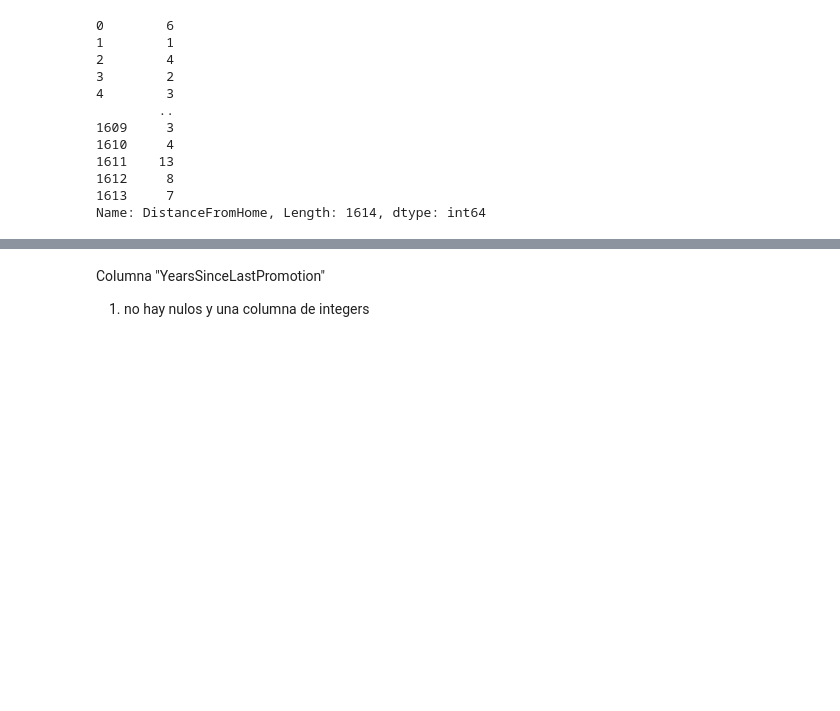
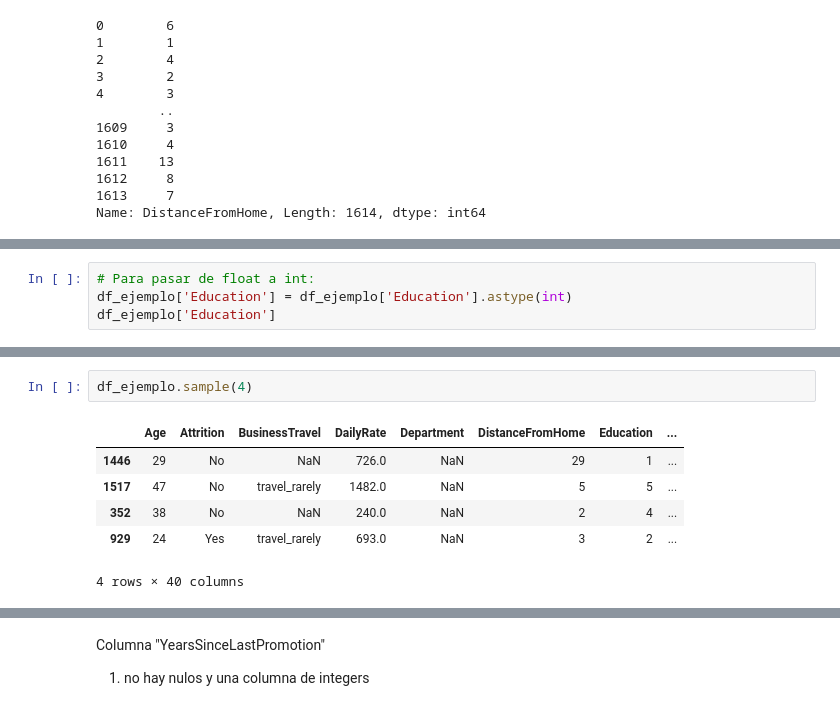
Before and after one commit to Adalab/https-github.com-Adalab-proyecto-da-promo-F-modulo-3-team-5, a Jupyter notebook: Borrador_Inicial.ipynb, the cells around one changed output, grey strips where cells are left out. Cells and saved outputs as stored; diff of their text form; blank space fills up the shorter version.

```diff
--- a/Borrador_Inicial.ipynb
+++ b/Borrador_Inicial.ipynb
@@ -177,0 +203,4 @@ Name: DistanceFromHome, Length: 1614, dtype: int64
+# %%
+# Para pasar de float a int:
+df_ejemplo['Education'] = df_ejemplo['Education'].astype(int)
+df_ejemplo['Education']
@@ -177,0 +331,9 @@ Name: DistanceFromHome, Length: 1614, dtype: int64
+# %%
+df_ejemplo.sample(4)
+# %% [output]
+|  | Age | Attrition | BusinessTravel | DailyRate | Department | DistanceFromHome | Education | ... |
+| 1446 | 29 | No | NaN | 726.0 | NaN | 29 | 1 | ... |
+| 1517 | 47 | No | travel_rarely | 1482.0 | NaN | 5 | 5 | ... |
+| 352 | 38 | No | NaN | 240.0 | NaN | 2 | 4 | ... |
+| 929 | 24 | Yes | travel_rarely | 693.0 | NaN | 3 | 2 | ... |
+4 rows × 40 columns
```
Also changed, not shown: parts of 58 cells of this notebook.
